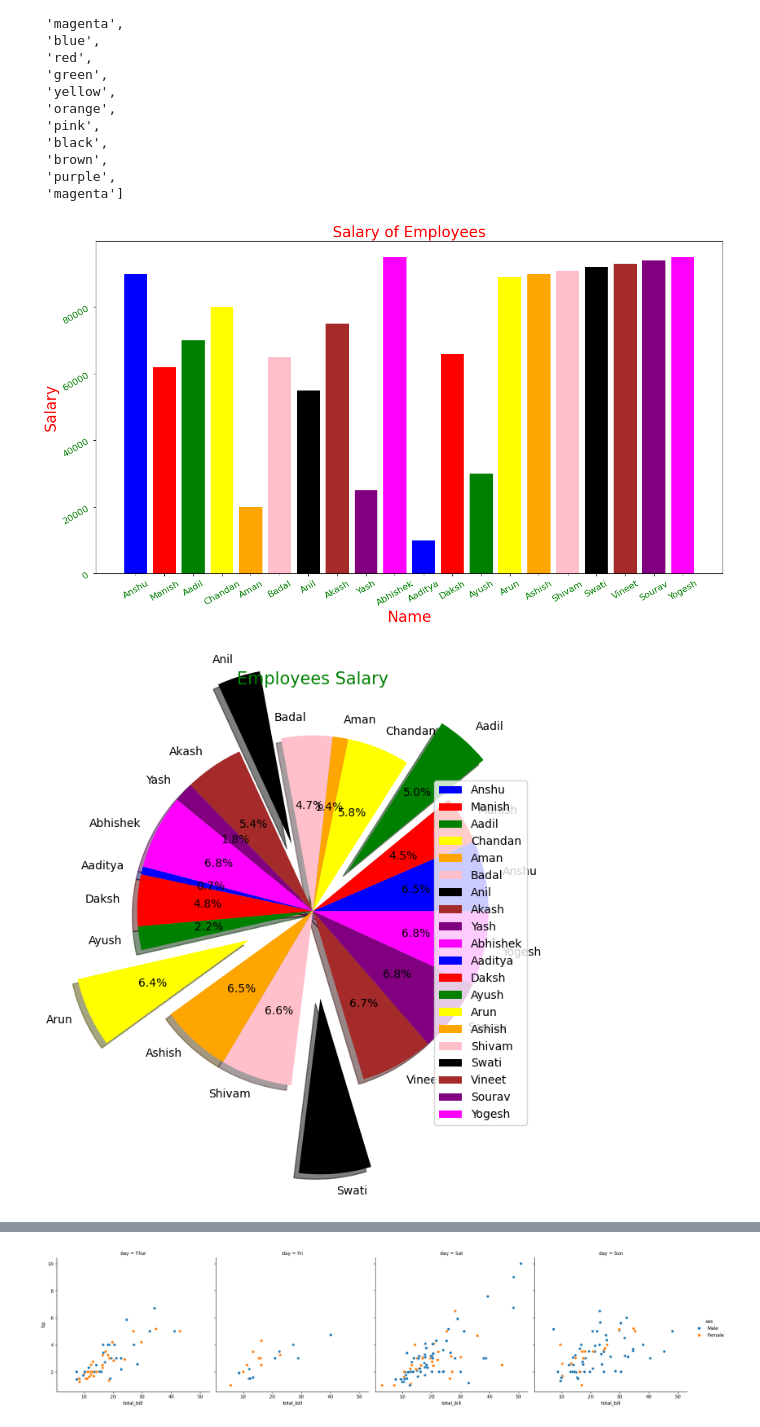
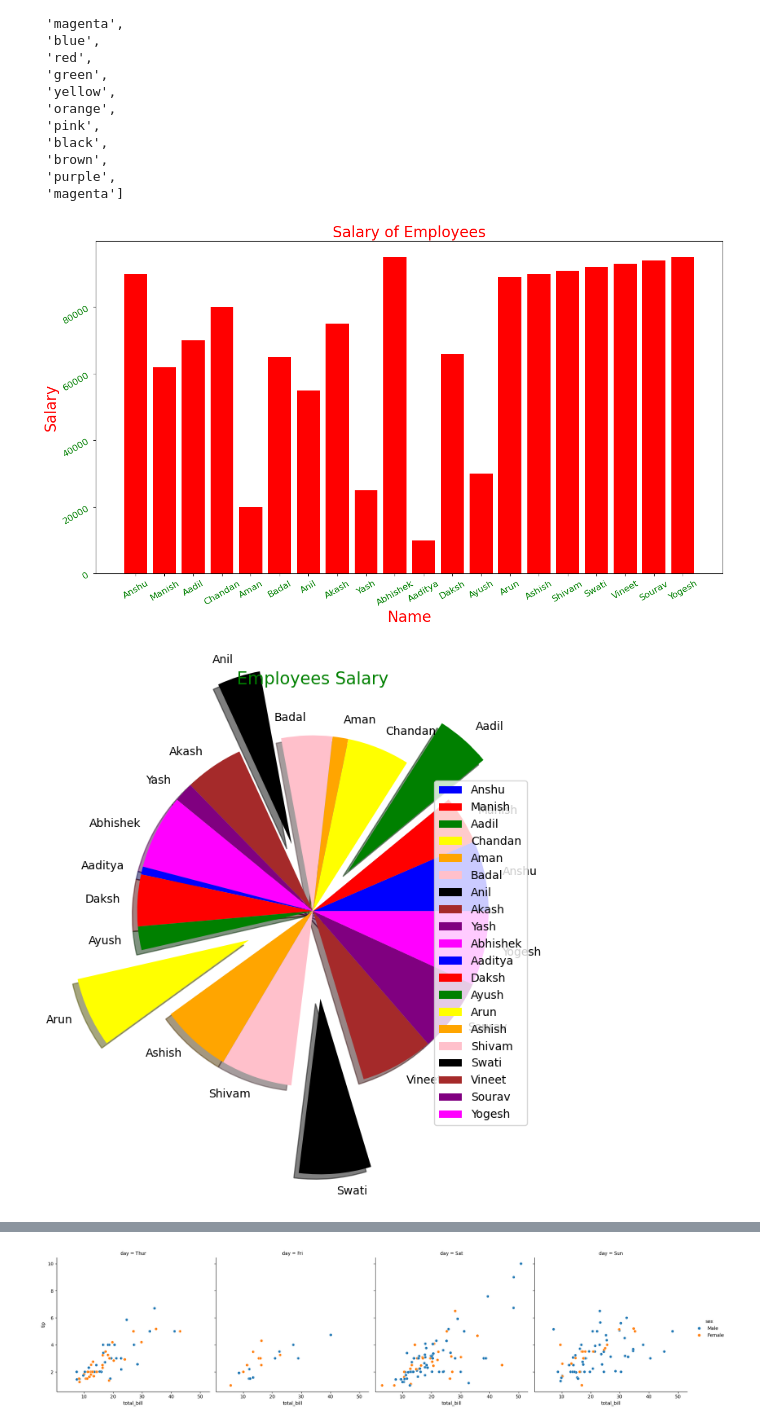
Before and after one commit to anshuKumar-codes/Data_Analytics_Journey, a Jupyter notebook: Pandas/day 3 pandas.ipynb, the cells around one changed output, grey strips where cells are left out. Cells and saved outputs as stored; diff of their text form; code cells hidden in the pictures.

```diff
--- a/Pandas/day 3 pandas.ipynb
+++ b/Pandas/day 3 pandas.ipynb
@@ -1687,25 +1687,26 @@ p
  'magenta']
 # %%
 plt.figure(figsize=(15,8))
-plt.bar(t2,s2,color=p)
+plt.bar(t2,s2,color='red')
 plt.xlabel('Name',size=20,color='red')
 plt.ylabel('Salary',size=20,color='red')
 plt.xticks(rotation=30,size=12,color='green')
 plt.yticks(rotation=30,size=12,color='green')
 plt.title('Salary of Employees',size=20,color='red')
 
 # for index,value in enumerate(s2):
     # plt.text(value,index,str(value))
 
 plt.show()
 # %% [output]
-[figure, old version]
+[figure, new version]
 # %%
 e=(0,0,0.3,0,0,0,0.4,0,0,0,0,0,0,0.4,0,0,0.5,0,0,0)
 plt.figure(figsize=(15,7))
-plt.pie(s2,explode=e,labels=t2,autopct='%1.1f%%',shadow=True,colors=p)
-plt.title('Employees Salary',size=15,color='Green')
+plt.pie(s2,explode=e,labels=t2,shadow=True,colors=p)
+plt.title('Employees Salary', fontsize=15, color="green")
+
 plt.legend()
 plt.show()
 # %% [output]
-[figure, old version]
+[figure, new version]
```
Also changed, not shown: parts of 11 cells of this notebook, 1 other file.
